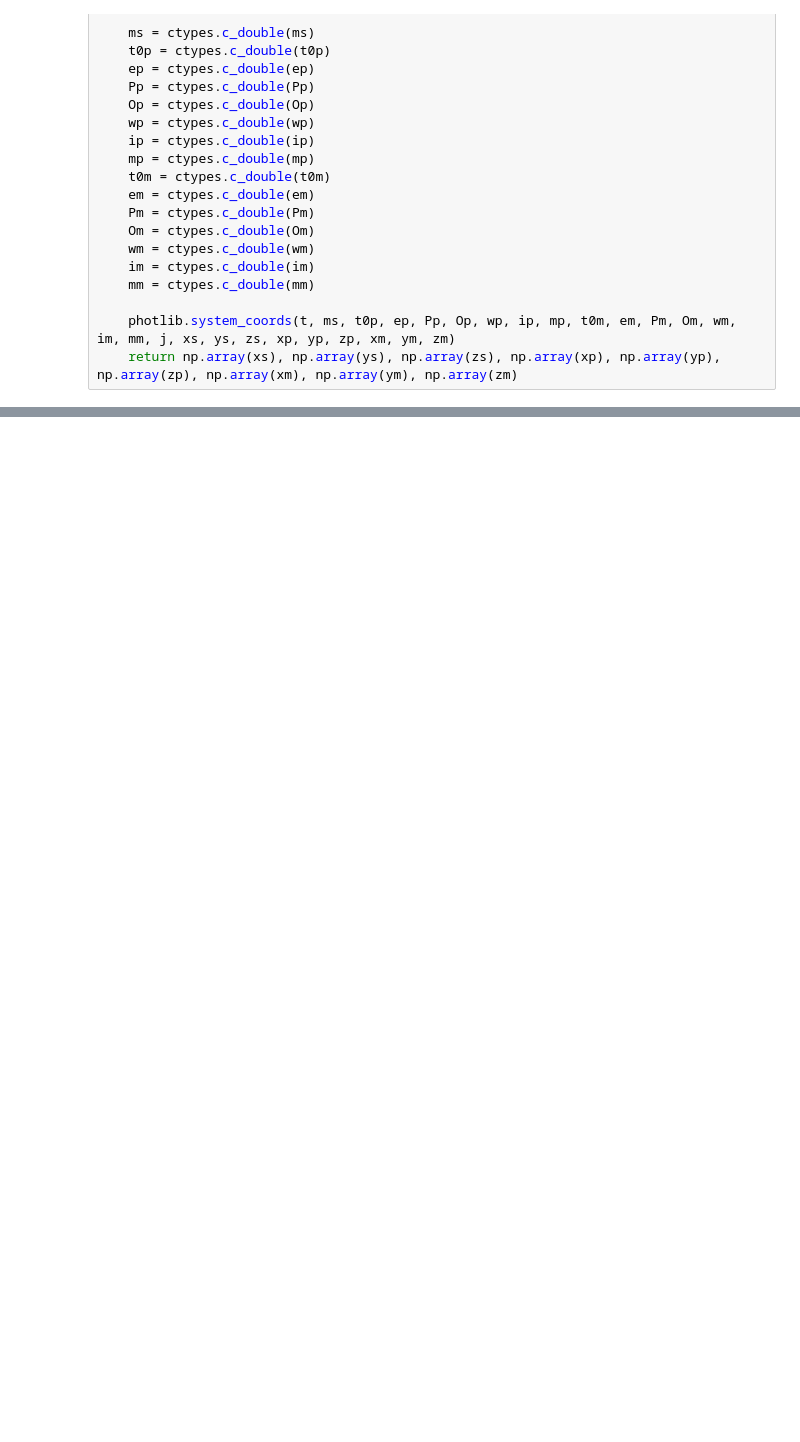
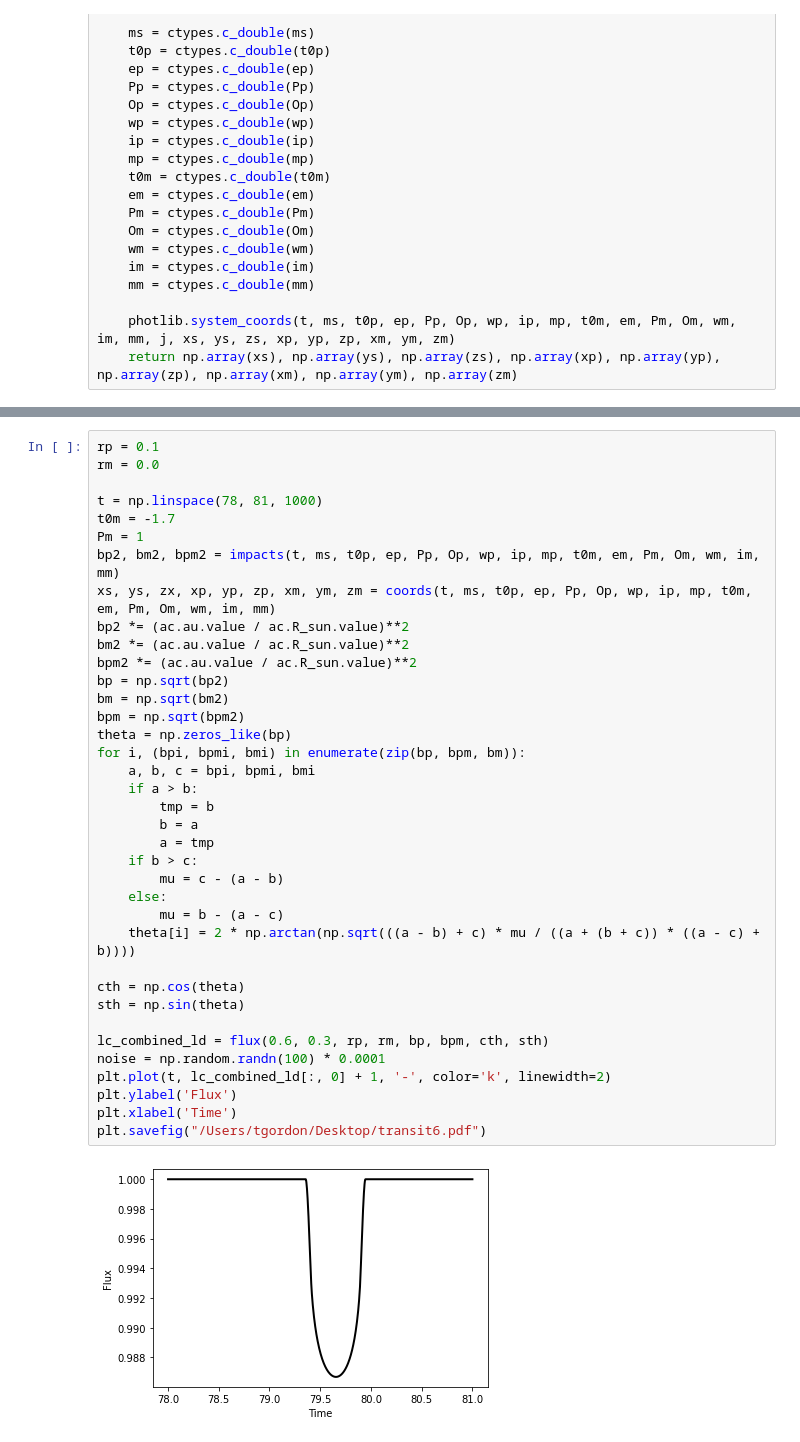
Before and after one commit to tagordon/elliptics, a Jupyter notebook: figures/animation.ipynb, the cells around one changed output, grey strips where cells are left out. Drawn from its saved outputs; the diff is of its cells as text; blank space fills up the shorter version.

```diff
--- a/figures/animation.ipynb
+++ b/figures/animation.ipynb
@@ -144,4 +144,43 @@ for i, (bpi, bpmi, bmi) in enumerate(zip(bp, bpm, bm)):
 
 cth = np.cos(theta)
 sth = np.sin(theta)
+# %%
+rp = 0.1
+rm = 0.0
+
+t = np.linspace(78, 81, 1000)
+t0m = -1.7
+Pm = 1
+bp2, bm2, bpm2 = impacts(t, ms, t0p, ep, Pp, Op, wp, ip, mp, t0m, em, Pm, Om, wm, im, mm)
+xs, ys, zx, xp, yp, zp, xm, ym, zm = coords(t, ms, t0p, ep, Pp, Op, wp, ip, mp, t0m, em, Pm, Om, wm, im, mm)
+bp2 *= (ac.au.value / ac.R_sun.value)**2
+bm2 *= (ac.au.value / ac.R_sun.value)**2
+bpm2 *= (ac.au.value / ac.R_sun.value)**2
+bp = np.sqrt(bp2)
+bm = np.sqrt(bm2)
+bpm = np.sqrt(bpm2)
+theta = np.zeros_like(bp)
+for i, (bpi, bpmi, bmi) in enumerate(zip(bp, bpm, bm)):
+    a, b, c = bpi, bpmi, bmi
+    if a > b:
+        tmp = b
+        b = a
+        a = tmp
+    if b > c:
+        mu = c - (a - b)
+    else:
+        mu = b - (a - c)
+    theta[i] = 2 * np.arctan(np.sqrt(((a - b) + c) * mu / ((a + (b + c)) * ((a - c) + b))))
+
+cth = np.cos(theta)
+sth = np.sin(theta)
+
+lc_combined_ld = flux(0.6, 0.3, rp, rm, bp, bpm, cth, sth)
+noise = np.random.randn(100) * 0.0001
+plt.plot(t, lc_combined_ld[:, 0] + 1, '-', color='k', linewidth=2)
+plt.ylabel('Flux')
+plt.xlabel('Time')
+plt.savefig("/Users/tgordon/Desktop/transit6.pdf")
+# %% [output]
+[figure, added]
 # %%
```
Also changed, not shown: parts of 3 cells of this notebook, 3 other files.
